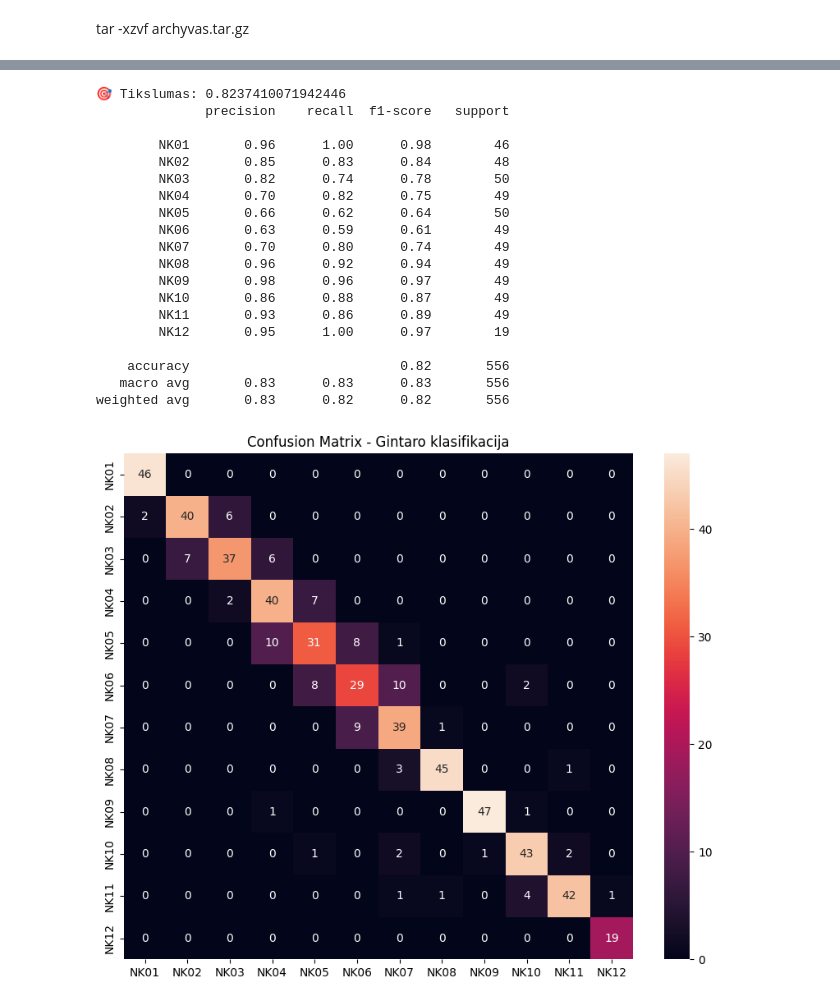
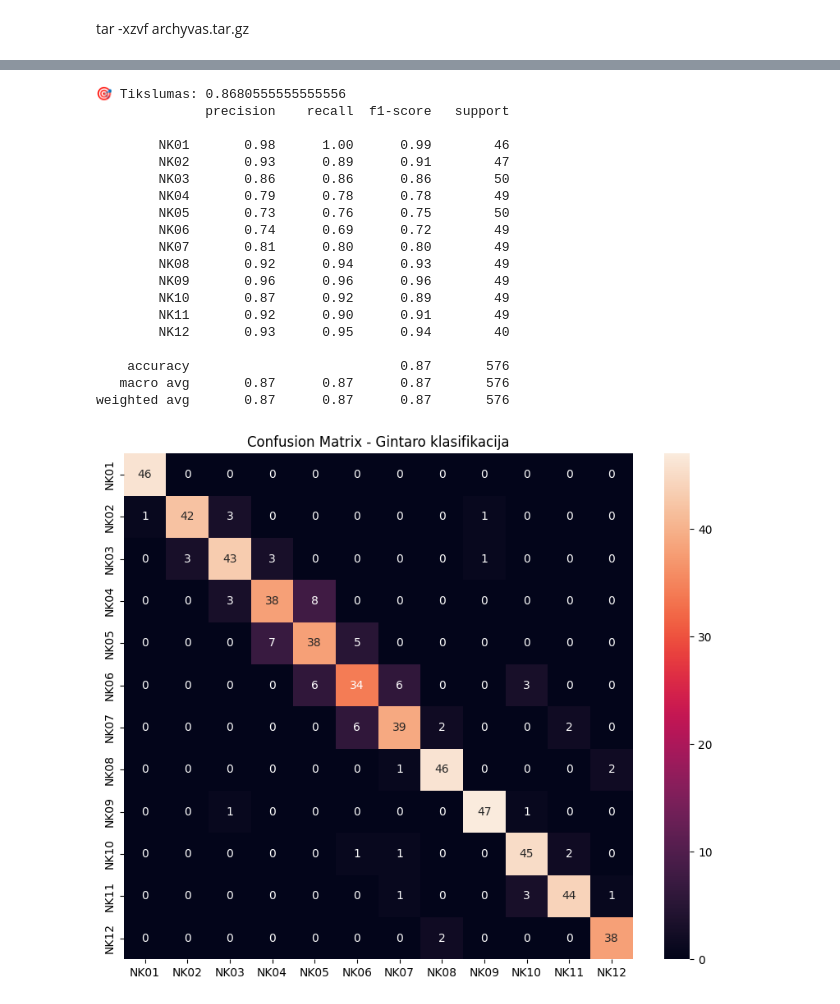
Before and after one commit to encoras/Introduction-to-OpenCV, a Jupyter notebook: amber_train.ipynb, the cells around one changed output, grey strips where cells are left out. Drawn from its saved outputs; the diff is of its cells as text; code cells hidden in the pictures.

```diff
--- a/amber_train.ipynb
+++ b/amber_train.ipynb
@@ -22,11 +162,29 @@ from google.colab.patches import cv2_imshow
 DATASET_PATH = "/content/drive/MyDrive/Colab Notebooks/kevir_12_mazi"   # ← pakeisk į savo kelią
 
 # HSV ribos gintarui (labai gerai veikia ant šviesaus fono)
-LOWER_AMBER = np.array([ 6,  40,  25])   # H, S, V
-UPPER_AMBER = np.array([ 40, 255, 255])
+#LOWER_AMBER = np.array([ 6,  20,  25])   # H, S, V
+#UPPER_AMBER = np.array([ 40, 205, 180])
+
+#LOWER_AMBER = np.array([ 10,  70,  30 ])   # H min ≈12-2, S min ≈73-3, V min ≈37-7
+#UPPER_AMBER = np.array([ 45, 255, 255 ])   # H max ≈37+8, S max, V max
+LOWER_AMBER = np.array([  0,  30,  15 ])
+UPPER_AMBER = np.array([ 50, 255, 255 ])
 
 # Morfologija
 KERNEL = np.ones((5,5), np.uint8)
+
+def segment_dark_amber(hsv):
+    # Tamsiems gintarams – platesnis H, mažesnis V minimumas
+    lower_dark = np.array([ 0,  30,  15 ])
+    upper_dark = np.array([ 45, 255, 180 ])  # V iki 180, kad neperimtų šviesaus fono
+    return cv2.inRange(hsv, lower_dark, upper_dark)
+
+def segment_light_amber(hsv):
+    lower_light = np.array([ 15,  80,  80 ])
+    upper_light = np.array([ 40, 255, 255 ])
+    return cv2.inRange(hsv, lower_light, upper_light)
+
+
 
 # ========================== 3. SEGMENTAVIMO FUNKCIJA ==========================
 def segment_amber(image_path):
@@ -35,7 +193,12 @@ def segment_amber(image_path):
         return None, None
 
     hsv = cv2.cvtColor(img, cv2.COLOR_BGR2HSV)
-    mask = cv2.inRange(hsv, LOWER_AMBER, UPPER_AMBER)
+    #mask = cv2.inRange(hsv, LOWER_AMBER, UPPER_AMBER)
+    # Sujungimas
+    mask_dark  = segment_dark_amber(hsv)
+    mask_light = segment_light_amber(hsv)
+    mask = cv2.bitwise_or(mask_dark, mask_light)
+
 
     # Valymas
     mask = cv2.morphologyEx(mask, cv2.MORPH_CLOSE, KERNEL)
@@ -54,7 +217,7 @@ def segment_amber(image_path):
 
 # ========================== 4. FEATURE EXTRACTION (LAB) ==========================
 def extract_features(img, mask):
-    lab = cv2.cvtColor(img, cv2.COLOR_BGR2LAB)
+    lab = cv2.cvtColor(img, cv2.COLOR_BGR2HSV)
     masked_lab = lab[mask > 0]
 
     if len(masked_lab) < 100:  # per mažas gabalėlis
@@ -106,46 +281,46 @@ df.head()
 # %%
 # ========================== MOKYMAS ==========================
 X = df.drop('label', axis=1)
 y = df['label']
 
 X_train, X_test, y_train, y_test = train_test_split(X, y, test_size=0.25,
                                                     stratify=y, random_state=42)
 
-clf = RandomForestClassifier(n_estimators=300, max_depth=12,
+clf = RandomForestClassifier(n_estimators=200, max_depth=9,
                              random_state=42, n_jobs=-1)
 clf.fit(X_train, y_train)
 
 # ========================== REZULTATAI ==========================
 y_pred = clf.predict(X_test)
 print("🎯 Tikslumas:", accuracy_score(y_test, y_pred))
 print(classification_report(y_test, y_pred))
 
 # Confusion matrix
 plt.figure(figsize=(10,8))
 sns.heatmap(confusion_matrix(y_test, y_pred), annot=True, fmt='d',
             xticklabels=sorted(y.unique()), yticklabels=sorted(y.unique()))
 plt.title("Confusion Matrix - Gintaro klasifikacija")
 plt.show()
 # %% [output]
-🎯 Tikslumas: 0.8237410071942446
+🎯 Tikslumas: 0.8680555555555556
               precision    recall  f1-score   support
 
-        NK01       0.96      1.00      0.98        46
-        NK02       0.85      0.83      0.84        48
-        NK03       0.82      0.74      0.78        50
-        NK04       0.70      0.82      0.75        49
-        NK05       0.66      0.62      0.64        50
-        NK06       0.63      0.59      0.61        49
-        NK07       0.70      0.80      0.74        49
-        NK08       0.96      0.92      0.94        49
-        NK09       0.98      0.96      0.97        49
-        NK10       0.86      0.88      0.87        49
-        NK11       0.93      0.86      0.89        49
-        NK12       0.95      1.00      0.97        19
+        NK01       0.98      1.00      0.99        46
+        NK02       0.93      0.89      0.91        47
+        NK03       0.86      0.86      0.86        50
+        NK04       0.79      0.78      0.78        49
+        NK05       0.73      0.76      0.75        50
+        NK06       0.74      0.69      0.72        49
+        NK07       0.81      0.80      0.80        49
+        NK08       0.92      0.94      0.93        49
+        NK09       0.96      0.96      0.96        49
+        NK10       0.87      0.92      0.89        49
+        NK11       0.92      0.90      0.91        49
+        NK12       0.93      0.95      0.94        40
 
-    accuracy                           0.82       556
-   macro avg       0.83      0.83      0.83       556
-weighted avg       0.83      0.82      0.82       556
+    accuracy                           0.87       576
+   macro avg       0.87      0.87      0.87       576
+weighted avg       0.87      0.87      0.87       576
-[figure, old version]
+[figure, new version]
 # %%
 !pip install lazypredict
```
Also changed, not shown: parts of 6 cells of this notebook.
